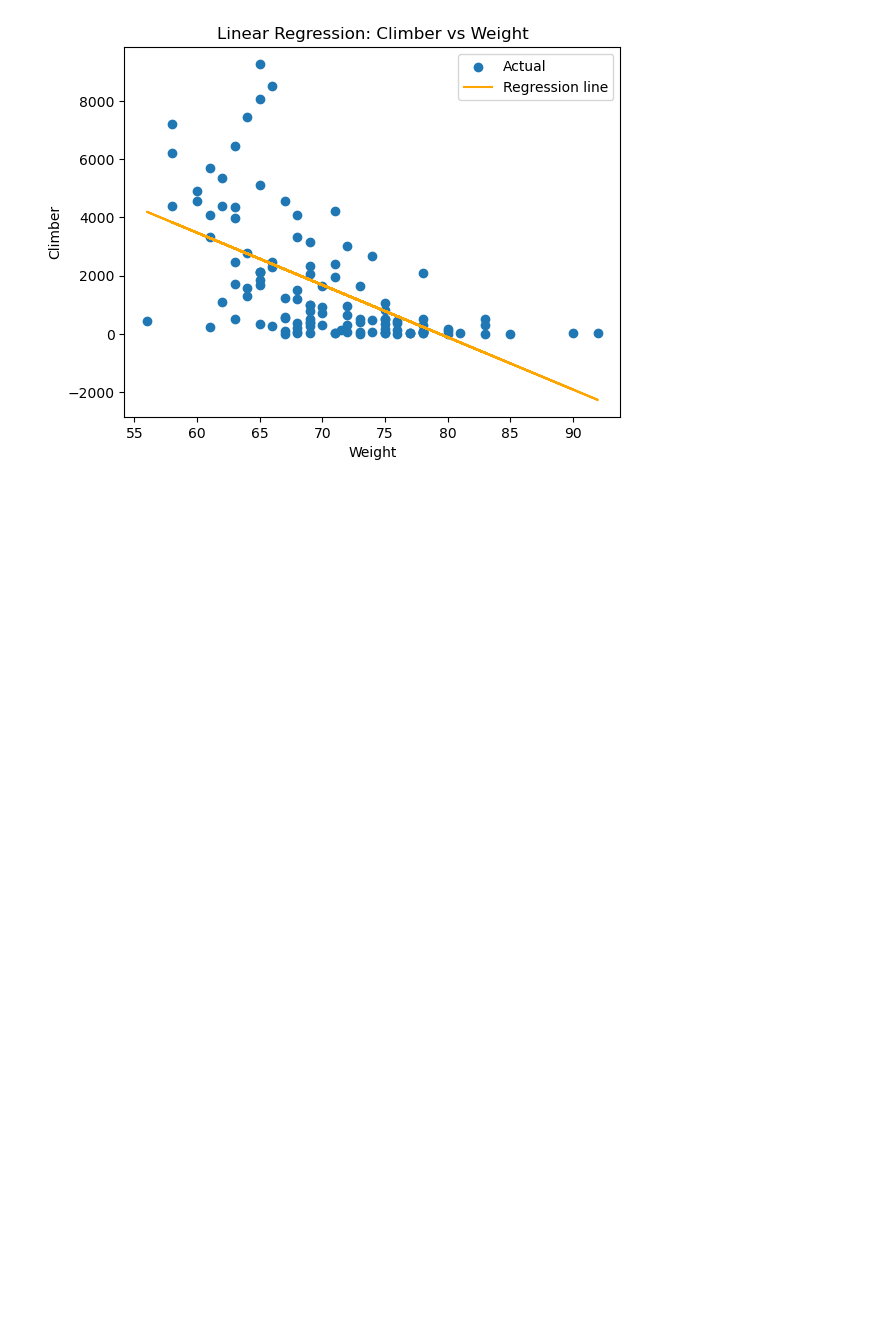
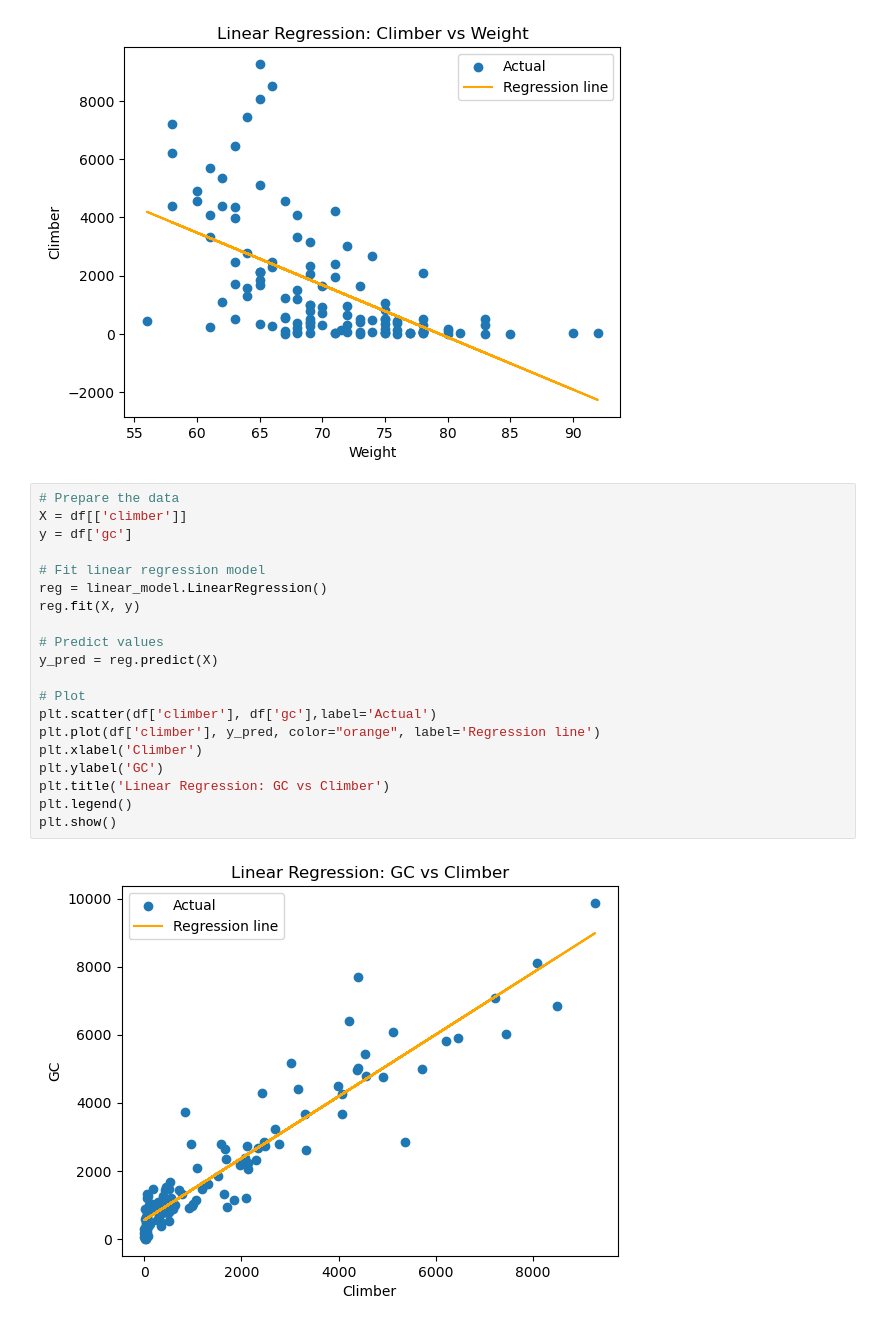
Before and after one commit to appollo30/PCS-chrono-cycling-time-trial-data-analysis, a Jupyter notebook: tests.ipynb, the cells around one changed output. Drawn from its saved outputs; the diff is of its cells as text; blank space fills up the shorter version.

```diff
--- a/tests.ipynb
+++ b/tests.ipynb
@@ -57,3 +57,25 @@ plt.legend()
 plt.show()
 # %% [output]
 [figure]
+# %%
+# Prepare the data
+X = df[['climber']]
+y = df['gc']
+
+# Fit linear regression model
+reg = linear_model.LinearRegression()
+reg.fit(X, y)
+
+# Predict values
+y_pred = reg.predict(X)
+
+# Plot
+plt.scatter(df['climber'], df['gc'],label='Actual')
+plt.plot(df['climber'], y_pred, color="orange", label='Regression line')
+plt.xlabel('Climber')
+plt.ylabel('GC')
+plt.title('Linear Regression: GC vs Climber')
+plt.legend()
+plt.show()
+# %% [output]
+[figure, added]
```
Also changed, not shown: parts of 3 cells of this notebook, 4 other files.
